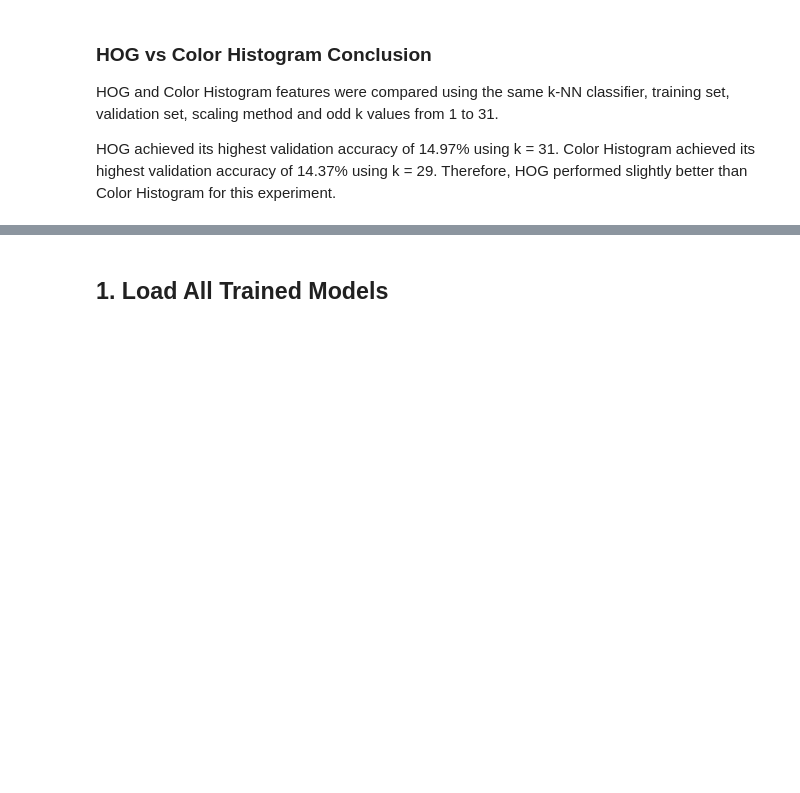
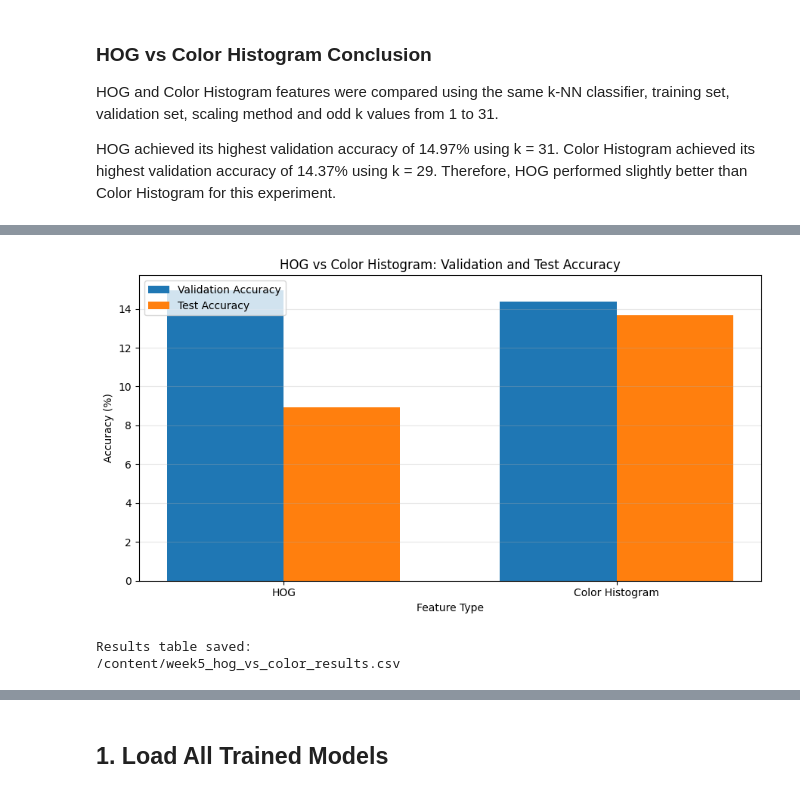
Before and after one commit to 01329582993/Bird-Species-Classification-ML, a Jupyter notebook: notebooks/07_Model_Comparison.ipynb, the cells around one changed output, grey strips where cells are left out. Drawn from its saved outputs; the diff is of its cells as text; code cells hidden in the pictures; blank space fills up the shorter version.

Commit message:
Create HOG and Color: result tables and graphs

```diff
--- a/notebooks/07_Model_Comparison.ipynb
+++ b/notebooks/07_Model_Comparison.ipynb
@@ -510,0 +694,61 @@ HOG achieved its highest validation accuracy of 14.97% using k = 31. Color Histo
+# %%
+import matplotlib.pyplot as plt
+
+feature_names = final_results_table["Feature Type"]
+
+x_positions = np.arange(
+    len(feature_names)
+)
+
+bar_width = 0.35
+
+plt.figure(figsize=(9, 5))
+
+plt.bar(
+    x_positions - bar_width / 2,
+    final_results_table["Validation Accuracy (%)"],
+    width=bar_width,
+    label="Validation Accuracy"
+)
+
+plt.bar(
+    x_positions + bar_width / 2,
+    final_results_table["Test Accuracy (%)"],
+    width=bar_width,
+    label="Test Accuracy"
+)
+
+plt.xlabel("Feature Type")
+plt.ylabel("Accuracy (%)")
+plt.title("HOG vs Color Histogram: Validation and Test Accuracy")
+
+plt.xticks(
+    x_positions,
+    feature_names
+)
+
+plt.legend()
+plt.grid(
+    axis="y",
+    alpha=0.3
+)
+
+plt.tight_layout()
+plt.show()
+# %% [output]
+[figure, added]
+# %%
+results_filename = (
+    "/content/week5_hog_vs_color_results.csv"
+)
+
+final_results_table.to_csv(
+    results_filename,
+    index=False
+)
+
+print("Results table saved:")
+print(results_filename)
+# %% [output]
+Results table saved:
+/content/week5_hog_vs_color_results.csv
```
Also changed, not shown: parts of 7 cells of this notebook.
